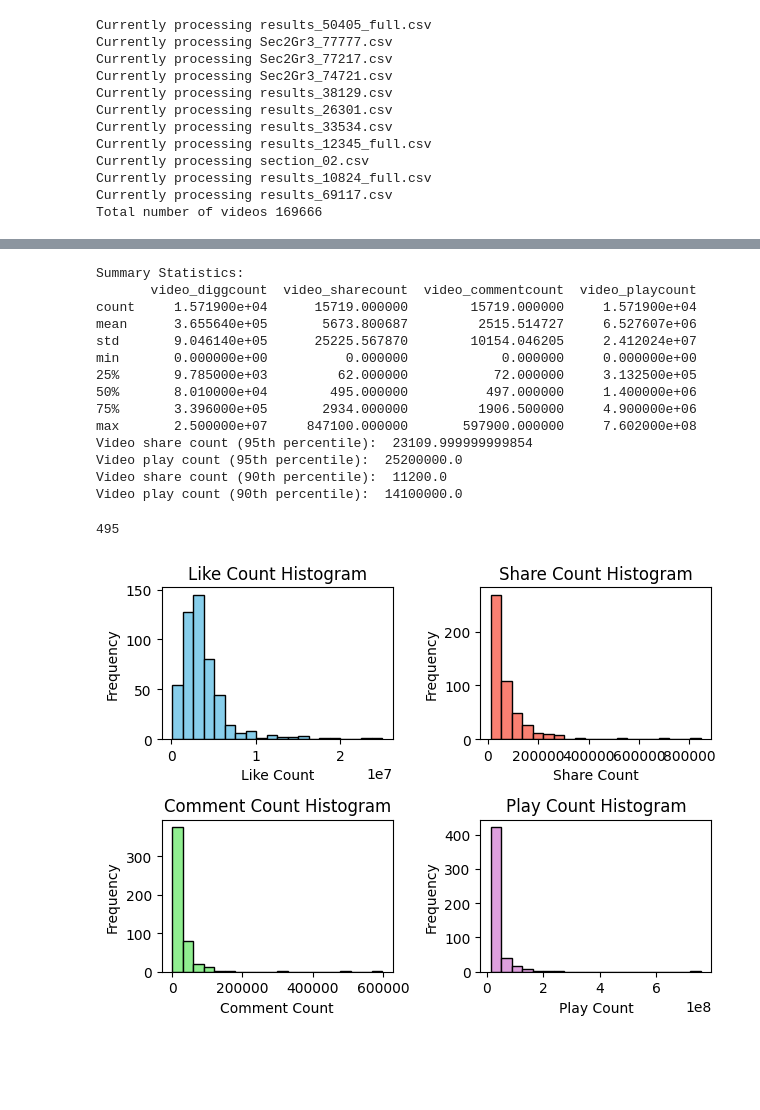
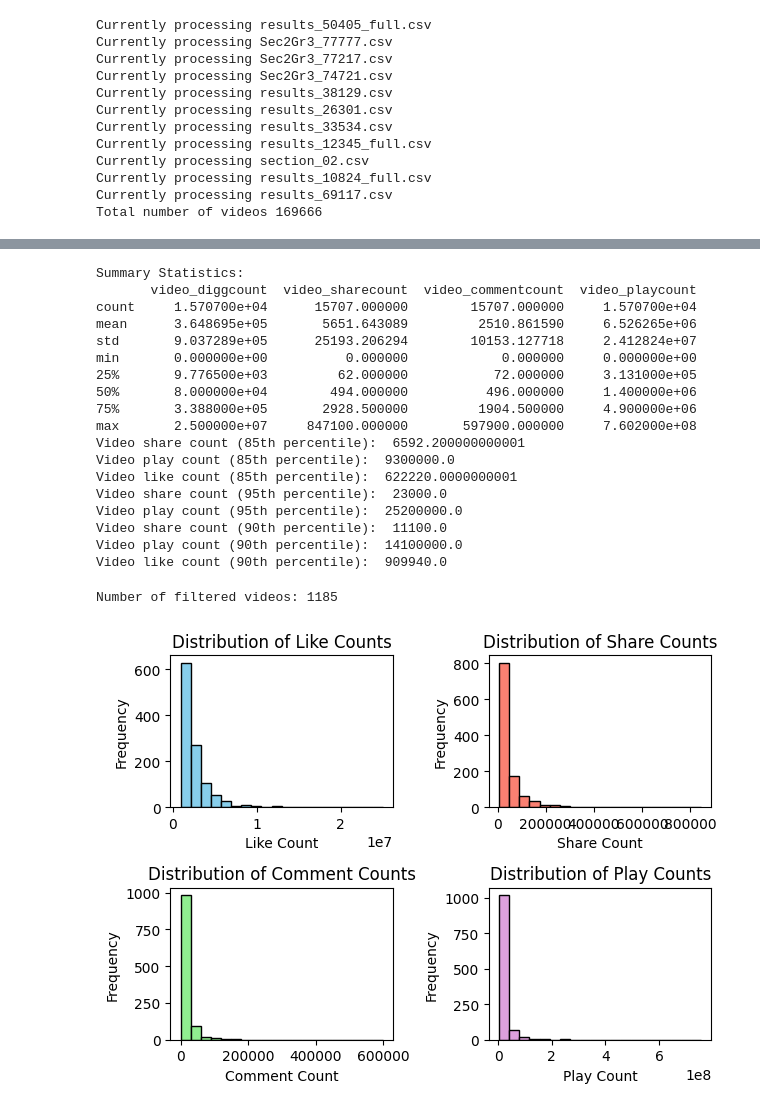
Before and after one commit to audrey-yip/CS315-Final-Project, a Jupyter notebook: data-collection/filtering_viral_videos.ipynb, the cells around one changed output, grey strips where cells are left out. Cells and saved outputs as stored; diff of their text form; code cells hidden in the pictures; blank space fills up the shorter version.

```diff
--- a/data-collection/filtering_viral_videos.ipynb
+++ b/data-collection/filtering_viral_videos.ipynb
@@ -61,64 +70,77 @@ print("Summary Statistics:")
 print(summary_stats)
 
 
+print('Video share count (85th percentile): ', df['video_sharecount'].quantile(.85))
+print('Video play count (85th percentile): ', df['video_playcount'].quantile(.85))
+print('Video like count (85th percentile): ', df['video_diggcount'].quantile(.85))
+
 print('Video share count (95th percentile): ', df['video_sharecount'].quantile(.95))
 print('Video play count (95th percentile): ', df['video_playcount'].quantile(.95))
 
 print('Video share count (90th percentile): ', df['video_sharecount'].quantile(.9))
 print('Video play count (90th percentile): ', df['video_playcount'].quantile(.9))
+print('Video like count (90th percentile): ', df['video_diggcount'].quantile(.9))
 # %% [output]
 Summary Statistics:
        video_diggcount  video_sharecount  video_commentcount  video_playcount
-count     1.571900e+04      15719.000000        15719.000000     1.571900e+04
-mean      3.655640e+05       5673.800687         2515.514727     6.527607e+06
-std       9.046140e+05      25225.567870        10154.046205     2.412024e+07
+count     1.570700e+04      15707.000000        15707.000000     1.570700e+04
+mean      3.648695e+05       5651.643089         2510.861590     6.526265e+06
+std       9.037289e+05      25193.206294        10153.127718     2.412824e+07
 min       0.000000e+00          0.000000            0.000000     0.000000e+00
-25%       9.785000e+03         62.000000           72.000000     3.132500e+05
-50%       8.010000e+04        495.000000          497.000000     1.400000e+06
-75%       3.396000e+05       2934.000000         1906.500000     4.900000e+06
+25%       9.776500e+03         62.000000           72.000000     3.131000e+05
+50%       8.000000e+04        494.000000          496.000000     1.400000e+06
+75%       3.388000e+05       2928.500000         1904.500000     4.900000e+06
 max       2.500000e+07     847100.000000       597900.000000     7.602000e+08
-Video share count (95th percentile):  23109.999999999854
+Video share count (85th percentile):  6592.200000000001
+Video play count (85th percentile):  9300000.0
+Video like count (85th percentile):  622220.0000000001
+Video share count (95th percentile):  23000.0
 Video play count (95th percentile):  25200000.0
-Video share count (90th percentile):  11200.0
+Video share count (90th percentile):  11100.0
 Video play count (90th percentile):  14100000.0
+Video like count (90th percentile):  909940.0
-# %%
-df_filtered = df[df['video_sharecount'] > 11200.0]
-df_filtered = df_filtered[df_filtered['video_playcount'] > 14100000.0]
-
-
-len(df_filtered)
-# %% [output]
-495
+# %%
+
+
+#df_filtered = df[df['video_sharecount'] > 6595.5]
+df_filtered = df[df['video_playcount'] > 9300000.0]
+df_filtered = df_filtered[df_filtered['video_diggcount'] > 622220.0000000001]
+
+print("Number of filtered videos:", len(df_filtered))
+
+df_filtered.to_csv('85th_percentile_likes_views.csv')
+# %% [output]
+Number of filtered videos: 1185
 # %%
 # plot histograms
 
 import matplotlib.pyplot as plt
 
 plt.subplot(2, 2, 1)
 plt.hist(df_filtered['video_diggcount'].dropna(), bins=20, color='skyblue', edgecolor='black')
-plt.title('Like Count Histogram')
+plt.title('Distribution of Like Counts')
 plt.xlabel('Like Count')
 plt.ylabel('Frequency')
 
 plt.subplot(2, 2, 2)
 plt.hist(df_filtered['video_sharecount'].dropna(), bins=20, color='salmon', edgecolor='black')
-plt.title('Share Count Histogram')
+plt.title('Distribution of Share Counts')
 plt.xlabel('Share Count')
 plt.ylabel('Frequency')
 
 plt.subplot(2, 2, 3)
 plt.hist(df_filtered['video_commentcount'].dropna(), bins=20, color='lightgreen', edgecolor='black')
-plt.title('Comment Count Histogram')
+plt.title('Distribution of Comment Counts')
 plt.xlabel('Comment Count')
 plt.ylabel('Frequency')
 
 plt.subplot(2, 2, 4)
 plt.hist(df_filtered['video_playcount'].dropna(), bins=20, color='plum', edgecolor='black')
-plt.title('Play Count Histogram')
+plt.title('Distribution of Play Counts')
 plt.xlabel('Play Count')
 plt.ylabel('Frequency')
 
 plt.tight_layout()
 plt.show()
 # %% [output]
-[figure, old version]
+[figure, new version]
```
Also changed, not shown: parts of 1 cell of this notebook.
